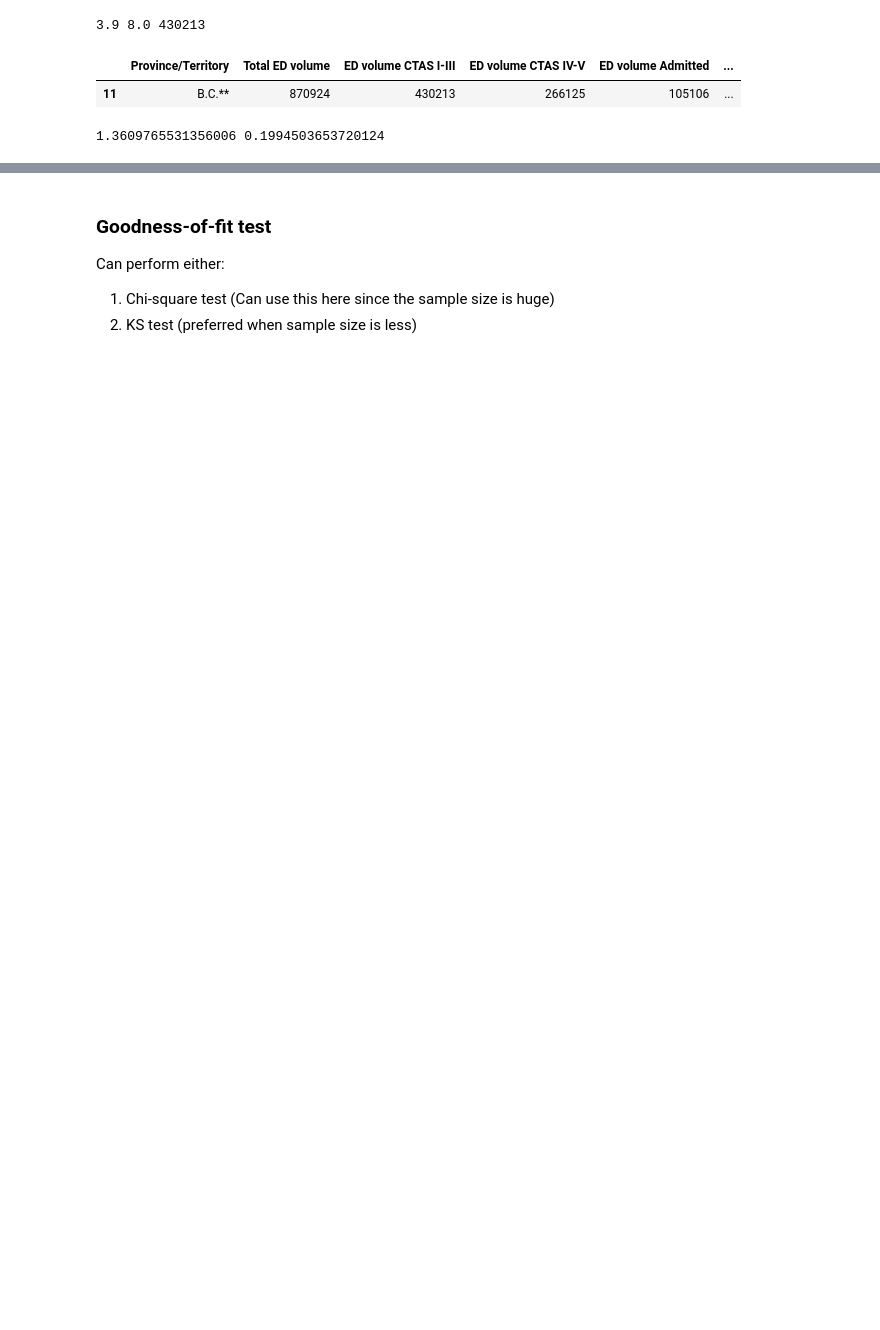
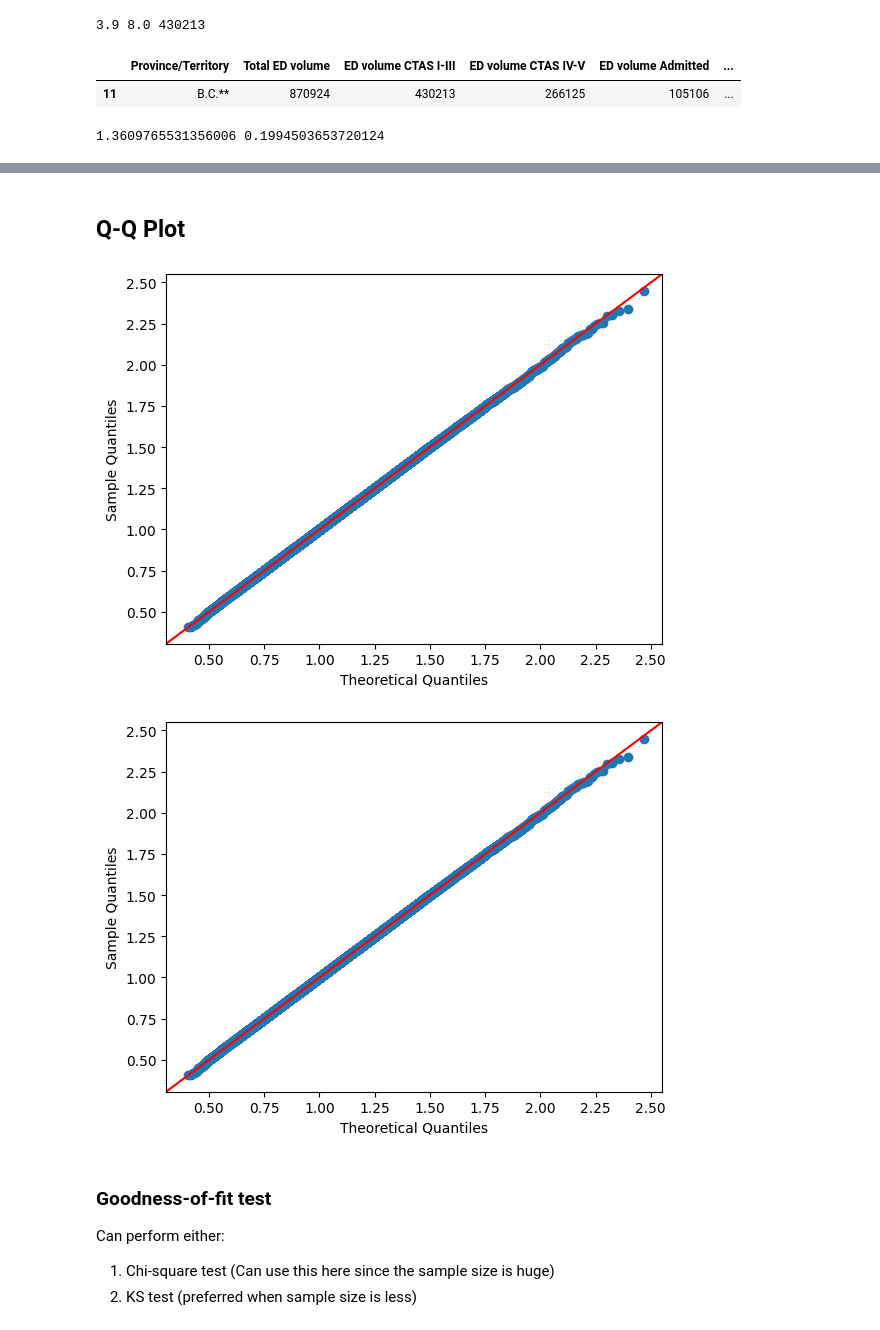
Before and after one commit to SaashaJoshi/ER-FlowSim, a Jupyter notebook: constant-arrival-rate-calculation.ipynb, the cells around one changed output, grey strips where cells are left out. Saved outputs shown, nothing was run; the diff lists cells and outputs as text; code cells hidden in the pictures; blank space fills up the shorter version.

Commit message:
adding Q-Q plot

```diff
--- a/constant-arrival-rate-calculation.ipynb
+++ b/constant-arrival-rate-calculation.ipynb
@@ -114,4 +116,11 @@ print(estimated_std, 0, np.exp(estimated_mean))
 0.1994503653720124 0 3.8999999999999995
+# %% [markdown]
+## Q-Q Plot
+# %%
+sm.qqplot(data=samples, dist=lognorm, fit=True, line='45')
+# %% [output]
+[figure, added]
+[figure, added]
 # %% [markdown]
 ### Goodness-of-fit test
 
```
Also changed, not shown: parts of 12 cells of this notebook, 1 other file.
